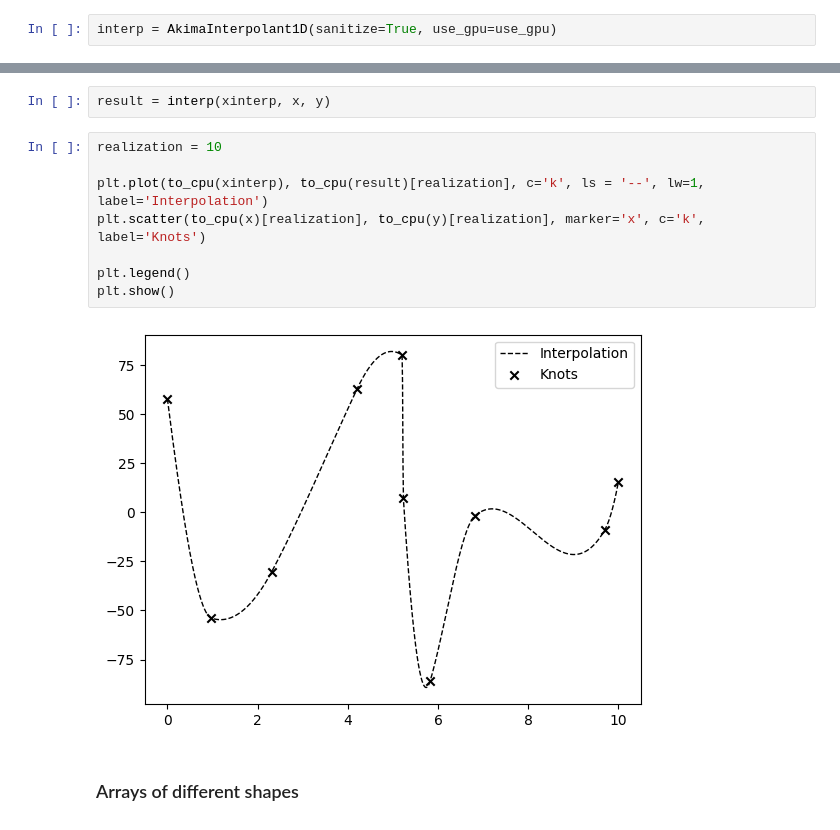
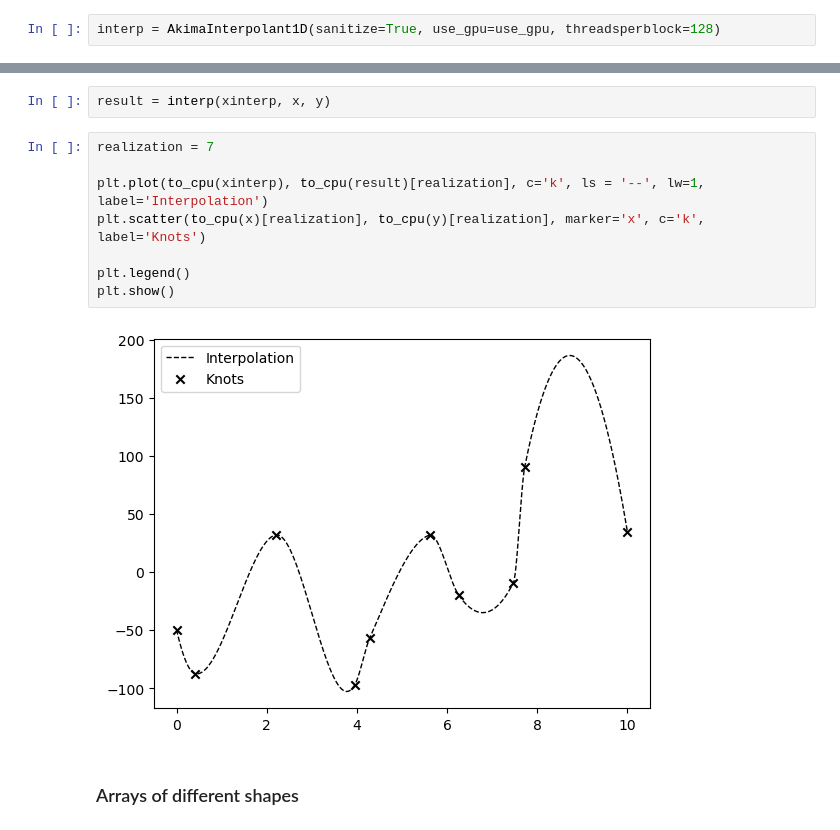
Before and after one commit to asantini29/CudAkima, a Jupyter notebook: examples/tutorial.ipynb, the cells around one changed output, grey strips where cells are left out. Cells and saved outputs as stored; diff of their text form.

```diff
--- a/examples/tutorial.ipynb
+++ b/examples/tutorial.ipynb
@@ -25,7 +36,7 @@ def to_cpu(x):
 # %% [markdown]
 ## Getting started
 # %%
-interp = AkimaInterpolant1D(sanitize=True, use_gpu=use_gpu)
+interp = AkimaInterpolant1D(sanitize=True, use_gpu=use_gpu, threadsperblock=128)
 # %% [markdown]
 ### Arrays of equal shape
 # %%
@@ -47,15 +58,15 @@ xinterp = xp.linspace(xmin, xmax, 1000)
 # %%
 result = interp(xinterp, x, y)
 # %%
-realization = 10
+realization = 7
 
 plt.plot(to_cpu(xinterp), to_cpu(result)[realization], c='k', ls = '--', lw=1, label='Interpolation')
 plt.scatter(to_cpu(x)[realization], to_cpu(y)[realization], marker='x', c='k', label='Knots')
 
 plt.legend()
 plt.show()
 # %% [output]
-[figure, old version]
+[figure, new version]
 # %% [markdown]
 ### Arrays of different shapes
 # %% [markdown]
```
Also changed, not shown: parts of 10 cells of this notebook.
